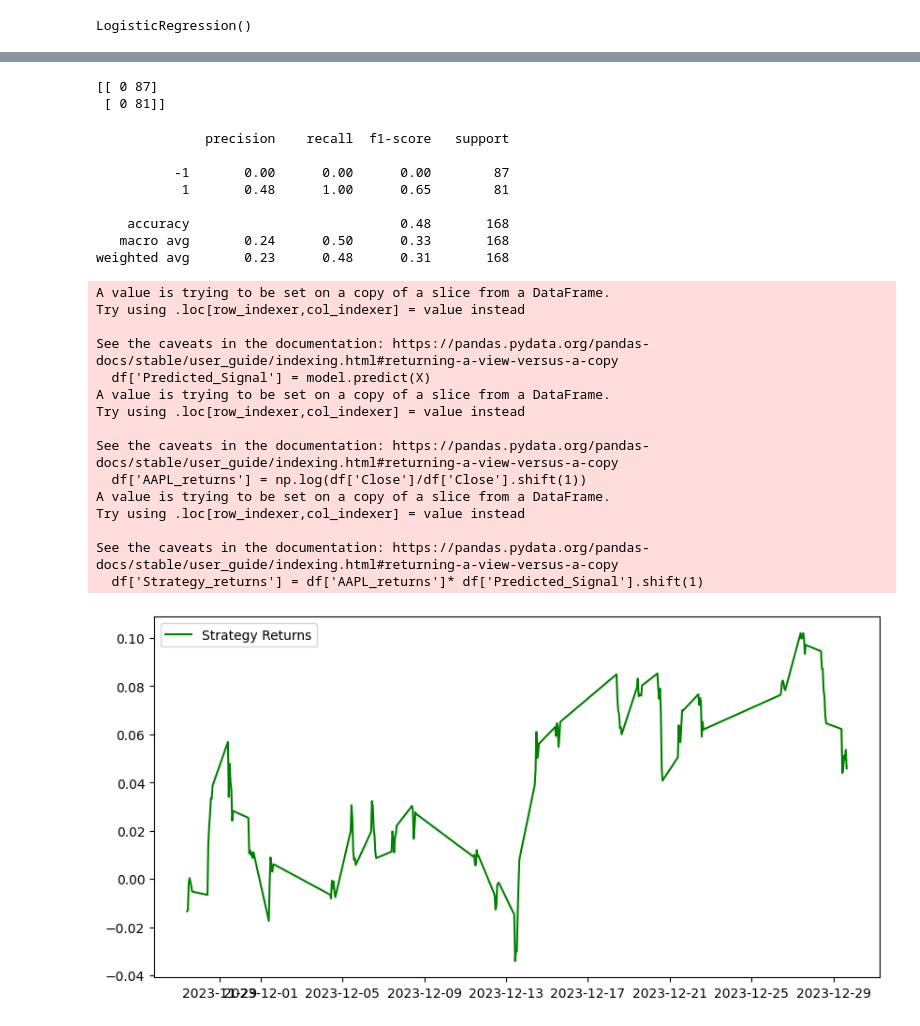
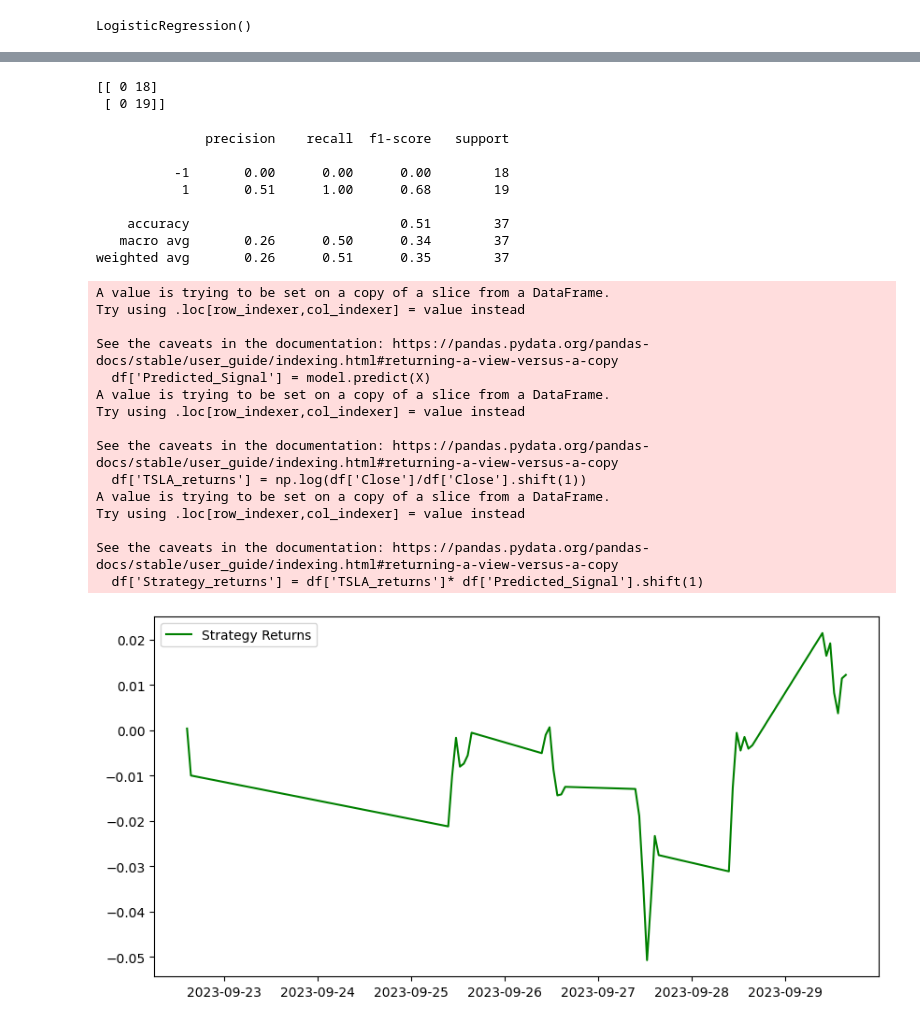
Before and after one commit to NattachaiJairak/DADS6003, a Jupyter notebook: stock_forecast.ipynb, the cells around one changed output, grey strips where cells are left out. Cells and saved outputs as stored; diff of their text form; code cells hidden in the pictures.

```diff
--- a/stock_forecast.ipynb
+++ b/stock_forecast.ipynb
@@ -100,7 +74,7 @@ from sklearn.model_selection import cross_val_score
 Tesla = yf.Ticker('TSLA')
 interval = '1h'
 start = '2023-9-1'
-end = '2023-12-30'
+end = '2023-9-30'
 df = Tesla.history(interval=interval,start=start,end=end)
 df
 # %% [output]
@@ -254,45 +215,45 @@ DatetimeIndex(['2023-11-27 09:30:00-05:00', '2023-11-27 10:30:00-05:00',
 # %%
 print(metrics.confusion_matrix(y_test, predicted))
 # %% [output]
-[[ 0 87]
- [ 0 81]]
+[[ 0 18]
+ [ 0 19]]
 # %%
 print(metrics.classification_report(y_test, predicted))
 # %% [output]
               precision    recall  f1-score   support
 
-          -1       0.00      0.00      0.00        87
-           1       0.48      1.00      0.65        81
+          -1       0.00      0.00      0.00        18
+           1       0.51      1.00      0.68        19
 
-    accuracy                           0.48       168
-   macro avg       0.24      0.50      0.33       168
-weighted avg       0.23      0.48      0.31       168
+    accuracy                           0.51        37
+   macro avg       0.26      0.50      0.34        37
+weighted avg       0.26      0.51      0.35        37
 # %%
 df['Predicted_Signal'] = model.predict(X)
-df['AAPL_returns'] = np.log(df['Close']/df['Close'].shift(1))
-Cumulative_AAPL_returns = np.cumsum(df[split:]['AAPL_returns'])
+df['TSLA_returns'] = np.log(df['Close']/df['Close'].shift(1))
+Cumulative_TSLA_returns = np.cumsum(df[split:]['TSLA_returns'])
 
 
-df['Strategy_returns'] = df['AAPL_returns']* df['Predicted_Signal'].shift(1)
+df['Strategy_returns'] = df['TSLA_returns']* df['Predicted_Signal'].shift(1)
 Cumulative_Strategy_returns = np.cumsum(df[split:]['Strategy_returns'])
 plt.figure(figsize=(10,5))
 plt.plot(Cumulative_Strategy_returns, color='g', label = 'Strategy Returns')
 plt.legend()
 plt.show()
 # %% [output]
 A value is trying to be set on a copy of a slice from a DataFrame.
 Try using .loc[row_indexer,col_indexer] = value instead
 
 See the caveats in the documentation: https://pandas.pydata.org/pandas-docs/stable/user_guide/indexing.html#returning-a-view-versus-a-copy
   df['Predicted_Signal'] = model.predict(X)
 A value is trying to be set on a copy of a slice from a DataFrame.
 Try using .loc[row_indexer,col_indexer] = value instead
 
 See the caveats in the documentation: https://pandas.pydata.org/pandas-docs/stable/user_guide/indexing.html#returning-a-view-versus-a-copy
-  df['AAPL_returns'] = np.log(df['Close']/df['Close'].shift(1))
+  df['TSLA_returns'] = np.log(df['Close']/df['Close'].shift(1))
 A value is trying to be set on a copy of a slice from a DataFrame.
 Try using .loc[row_indexer,col_indexer] = value instead
 
 See the caveats in the documentation: https://pandas.pydata.org/pandas-docs/stable/user_guide/indexing.html#returning-a-view-versus-a-copy
-  df['Strategy_returns'] = df['AAPL_returns']* df['Predicted_Signal'].shift(1)
+  df['Strategy_returns'] = df['TSLA_returns']* df['Predicted_Signal'].shift(1)
-[figure, old version]
+[figure, new version]
```
Also changed, not shown: parts of 10 cells of this notebook.
